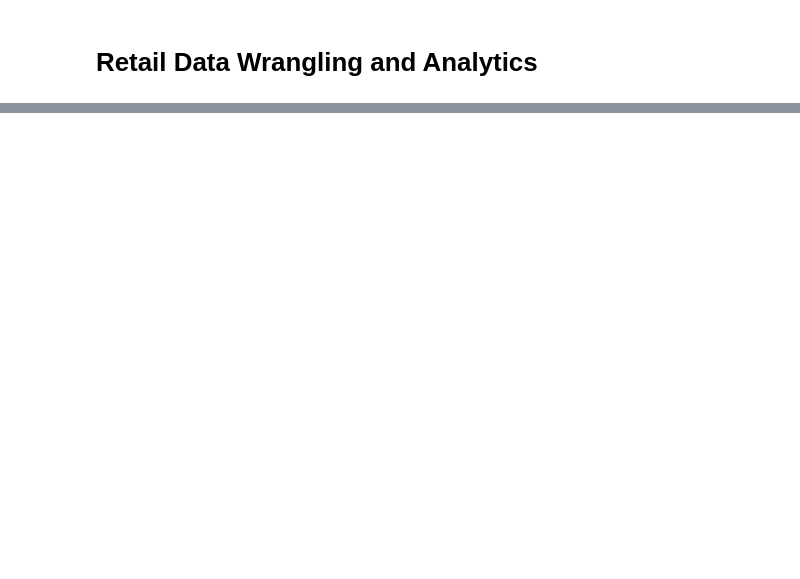
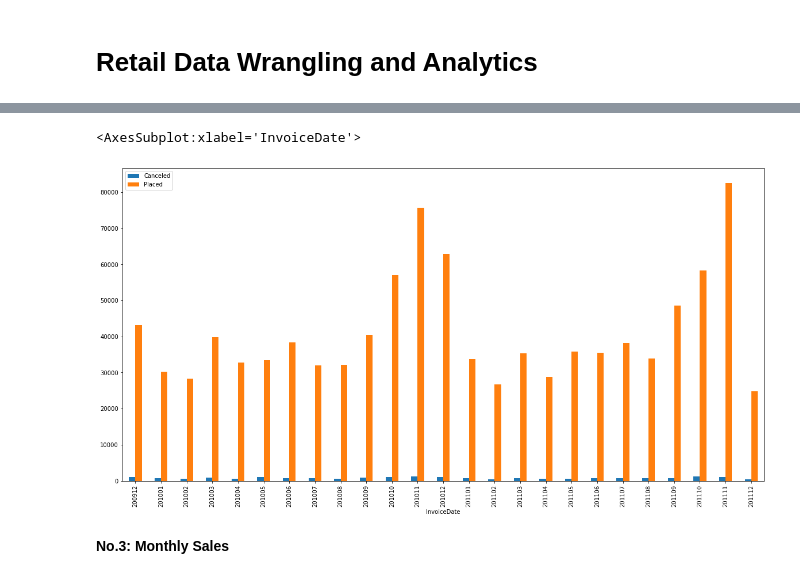
Before and after one commit to jarviscanada/jarvis_data_eng_OwenLiu, a Jupyter notebook: python_data_analytics/psql/retail_data_analytics_wrangling.ipynb, the cells around one changed output, grey strips where cells are left out. Saved outputs shown, nothing was run; the diff lists cells and outputs as text; code cells hidden in the pictures; blank space fills up the shorter version.

```diff
--- a/python_data_analytics/psql/retail_data_analytics_wrangling.ipynb
+++ b/python_data_analytics/psql/retail_data_analytics_wrangling.ipynb
@@ -308,0 +190,5 @@ As you can see, computing RFM segmentation requires extensive domain knowledge i
+# %%
+# Assign a copy to a retail_df for further usage
+
+rt_df_copy = retail_df
+rt_df_copy.head()
@@ -308,0 +269,26 @@ As you can see, computing RFM segmentation requires extensive domain knowledge i
+# %%
+# Use pandasql and dataframe operations to derive the desired df
+
+# Find canceled orders that start with C
+monthly_canceled_df = ps.sqldf(''' SELECT
+                                      InvoiceDate, Count(Invoice) AS Cancel
+                                   FROM
+                                      retail_df
+                                   WHERE
+                                      Invoice LIKE "c%"
+                                   GROUP BY
+                                      InvoiceDate''')
+monthly_canceled_df.head()
+
+# Find total number of orders.
+monthly_total_order = ps.sqldf(''' SELECT
+                                      InvoiceDate, COUNT(*) AS Total
+                                    FROM
+                                      retail_df
+                                    GROUP BY
+                                      InvoiceDate''')
+monthly_total_order.head()
+
+monthly_placed_order = monthly_total_order['Total'] - 2 * monthly_canceled_df['Cancel']
+
+monthly_placed_order
@@ -308,0 +313,12 @@ As you can see, computing RFM segmentation requires extensive domain knowledge i
+# %%
+# Draw the bar plot
+df = pd.concat([monthly_canceled_df, monthly_placed_order],axis=1)
+headers = ['InvoiceDate','Canceled','Placed']
+df.columns = headers
+
+df.plot(x = 'InvoiceDate',y = ['Canceled','Placed'], kind = 'bar',figsize =(20,10))
+# %% [output]
+<AxesSubplot:xlabel='InvoiceDate'>
+[figure, added]
+# %% [markdown]
+**No.3: Monthly Sales**
```
Also changed, not shown: parts of 78 cells of this notebook, 11 other files.
